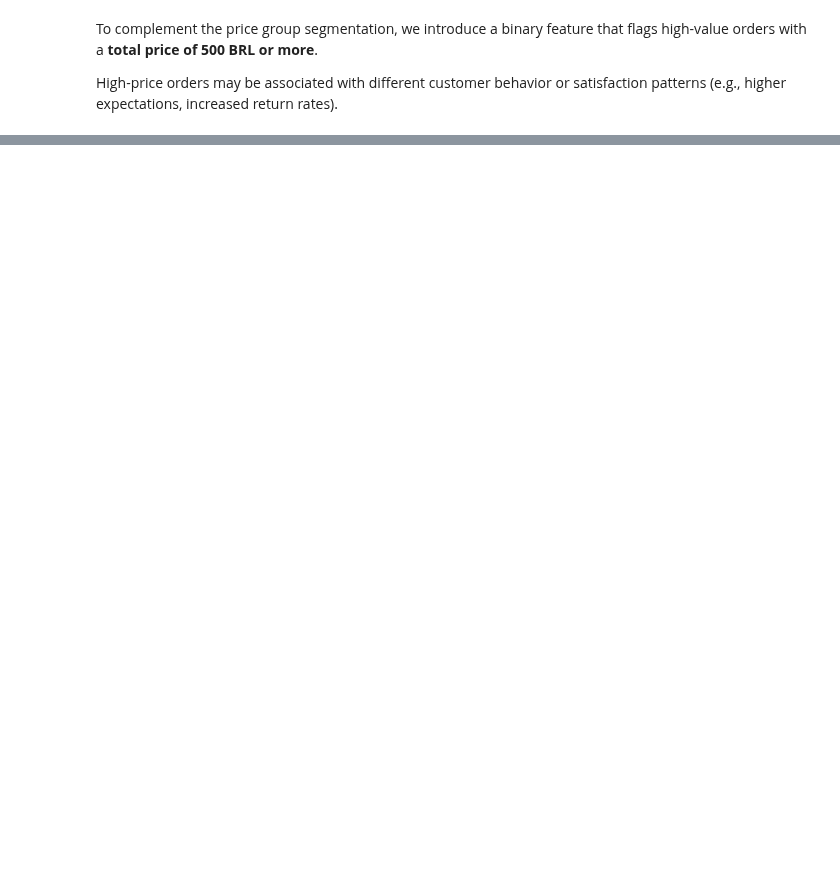
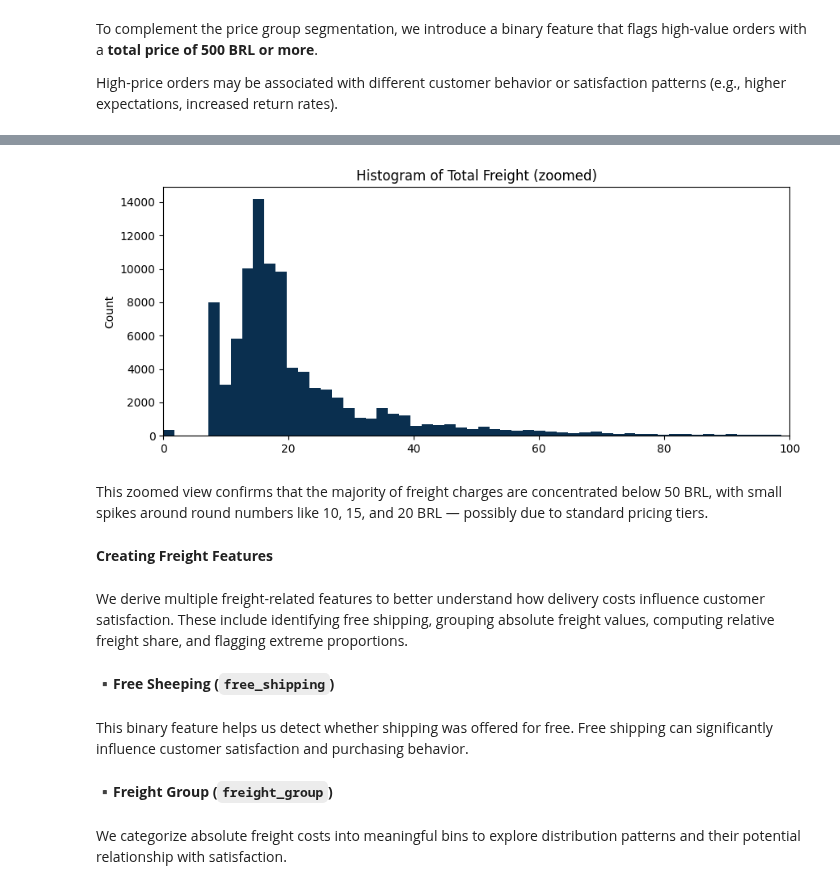
Before and after one commit to OlesyaEvseeva/customer-satisfaction-ecommerce, a Jupyter notebook: notebooks/02_data_integration_preprocessing.ipynb, the cells around one changed output, grey strips where cells are left out. Cells and saved outputs as stored; diff of their text form; code cells hidden in the pictures; blank space fills up the shorter version.

```diff
--- a/notebooks/02_data_integration_preprocessing.ipynb
+++ b/notebooks/02_data_integration_preprocessing.ipynb
@@ -999,0 +1057,20 @@ df_orders["price_over_500"] = (df_orders["total_price"] >= 500).astype(int)
+# %%
+# Zoomed histogram of total_freight up to 100 BRL
+plt.figure(figsize=(10, 4))
+df_orders["total_freight"].plot(kind="hist", bins=1000, color=blue)
+plt.xlim(0, 100)
+plt.title("Histogram of Total Freight (zoomed)")
+plt.ylabel("Count")
+plt.show()
+# %% [output]
+[figure, added]
+# %% [markdown]
+This zoomed view confirms that the majority of freight charges are concentrated below 50 BRL, with small spikes around round numbers like 10, 15, and 20 BRL — possibly due to standard pricing tiers.
+# %% [markdown]
+**Creating Freight Features**
+# %% [markdown]
+We derive multiple freight-related features to better understand how delivery costs influence customer satisfaction. These include identifying free shipping, grouping absolute freight values, computing relative freight share, and flagging extreme proportions.
+# %% [markdown]
+**▪️Free Sheeping (`free_shipping`)**
+# %% [markdown]
+This binary feature helps us detect whether shipping was offered for free. Free shipping can significantly influence customer satisfaction and purchasing behavior.
@@ -999,0 +1080,4 @@ df_orders["price_over_500"] = (df_orders["total_price"] >= 500).astype(int)
+# %% [markdown]
+**▪️Freight Group (`freight_group`)**
+# %% [markdown]
+We categorize absolute freight costs into meaningful bins to explore distribution patterns and their potential relationship with satisfaction.
```
Also changed, not shown: parts of 34 cells of this notebook.
